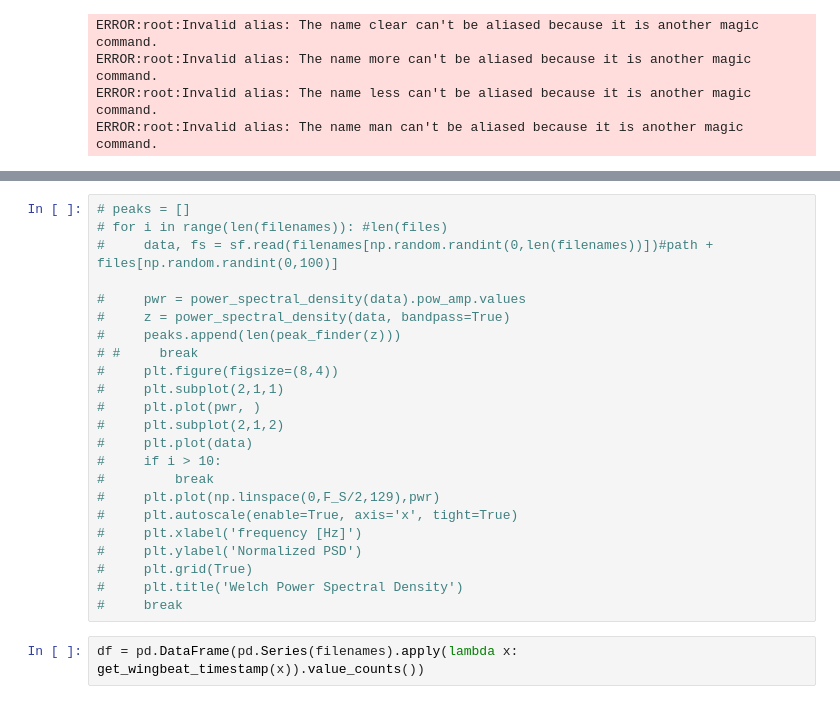
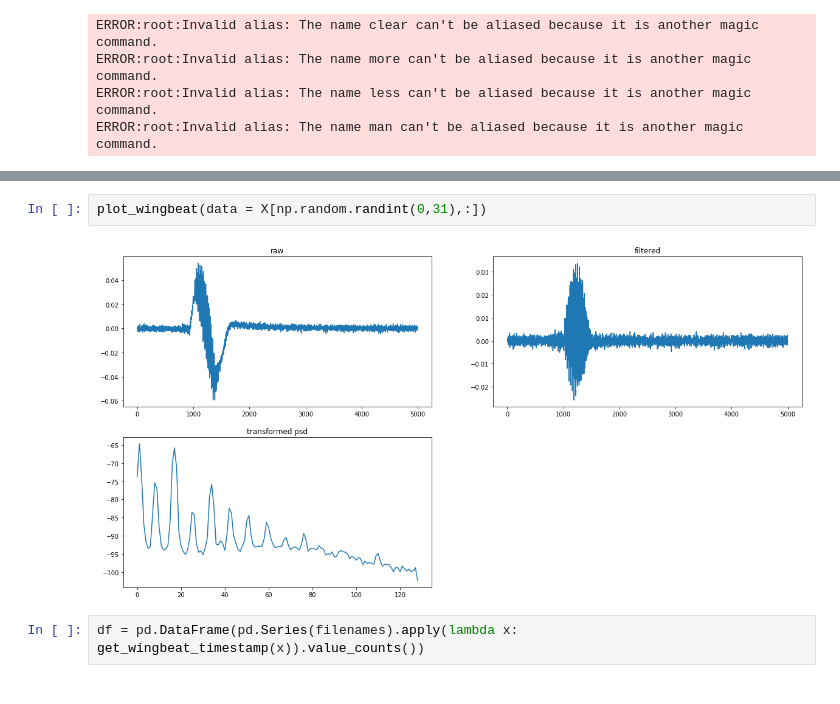
Before and after one commit to kalfasyan/wingbeat_frequencies, a Jupyter notebook: Analyzing_SDcard_data.ipynb, the cells around one changed output, grey strips where cells are left out. Cells and saved outputs as stored; diff of their text form.

```diff
--- a/Analyzing_SDcard_data.ipynb
+++ b/Analyzing_SDcard_data.ipynb
@@ -26,26 +23,7 @@ print(len(filenames))
-# %%
-# peaks = []
-# for i in range(len(filenames)): #len(files)
-#     data, fs = sf.read(filenames[np.random.randint(0,len(filenames))])#path + files[np.random.randint(0,100)]
-
-#     pwr = power_spectral_density(data).pow_amp.values
-#     z = power_spectral_density(data, bandpass=True)
-#     peaks.append(len(peak_finder(z)))
-# #     break
-#     plt.figure(figsize=(8,4))
-#     plt.subplot(2,1,1)
-#     plt.plot(pwr, )
-#     plt.subplot(2,1,2)
-#     plt.plot(data)
-#     if i > 10:
-#         break
-#     plt.plot(np.linspace(0,F_S/2,129),pwr)
-#     plt.autoscale(enable=True, axis='x', tight=True)
-#     plt.xlabel('frequency [Hz]')
-#     plt.ylabel('Normalized PSD')
-#     plt.grid(True)
-#     plt.title('Welch Power Spectral Density')
-#     break
+# %%
+plot_wingbeat(data = X[np.random.randint(0,31),:])
+# %% [output]
+[figure, added]
 # %%
 df = pd.DataFrame(pd.Series(filenames).apply(lambda x: get_wingbeat_timestamp(x)).value_counts())
 # %%
```
Also changed, not shown: parts of 2 cells of this notebook, 4 other files.
